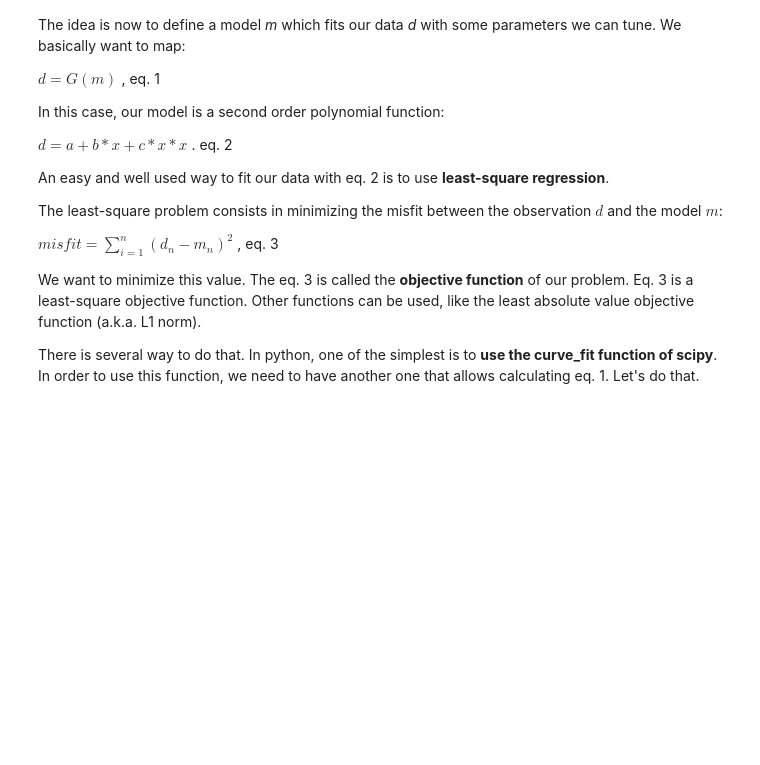
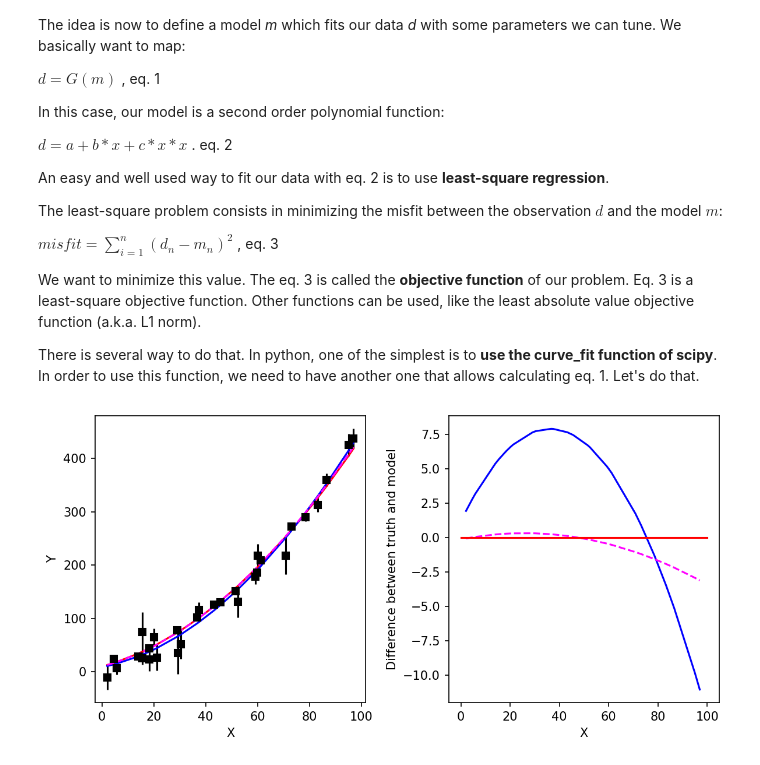
Before and after one commit to charlesll/ModelisationGeochimie, a Jupyter notebook: 02_FitCurve.ipynb, the cells around one changed output. Cells and saved outputs as stored; diff of their text form; code cells hidden in the pictures; blank space fills up the shorter version.

```diff
--- a/02_FitCurve.ipynb
+++ b/02_FitCurve.ipynb
@@ -87,0 +83,29 @@ from scipy.optimize import curve_fit
+# %%
+# we need to import curve_fit for fitting our curve
+# we also import uncertainties for error propagation
+from scipy.optimize import curve_fit
+
+popt, pcov = curve_fit(forward_model, x, y_observed)
+
+popt_ponderated, pcov_ponderated = curve_fit(forward_model, x, y_observed, sigma=abs(ese), absolute_sigma=True)
+
+
+plt.figure(figsize=(8,4), dpi=150)
+
+plt.subplot(1,2,1)
+plt.errorbar(x, y_observed, yerr=abs(ese), fmt="s", color="k")
+plt.plot(x, y, "r-")
+plt.plot(x, forward_model(x, *popt), "b-")
+plt.plot(x, forward_model(x, *popt_ponderated), "--", color="magenta")
+plt.xlabel("X")
+plt.ylabel("Y")
+
+plt.subplot(1,2,2)
+plt.plot(x, y-forward_model(x, *popt), "b-")
+plt.plot(x, y-forward_model(x, *popt_ponderated), "--", color="magenta")
+plt.plot([0,100],[0,0],"r-")
+plt.xlabel("X")
+plt.ylabel("Difference between truth and model")
+plt.tight_layout()
+# %% [output]
+[figure, added]
```
Also changed, not shown: parts of 3 cells of this notebook, 5 other files.
